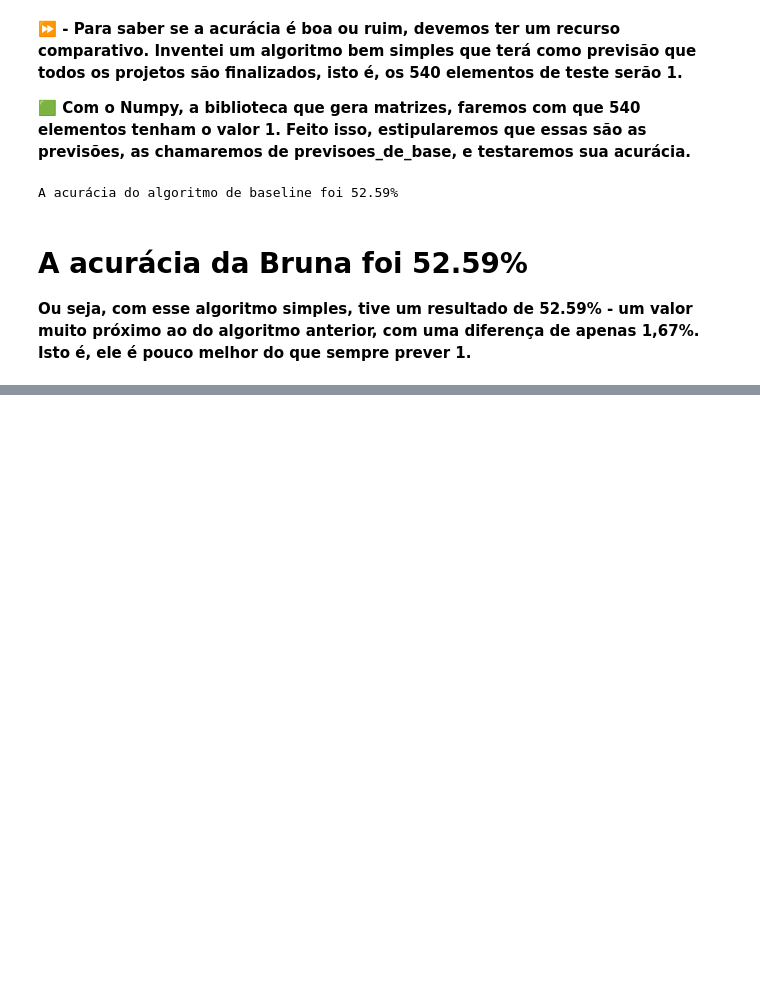
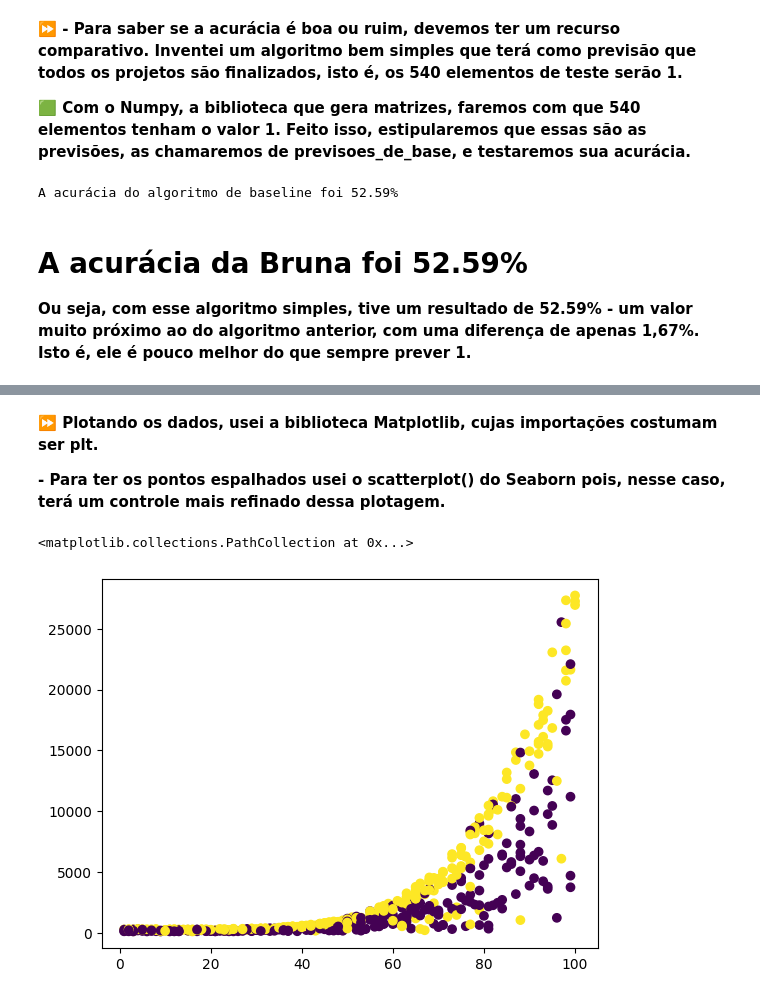
Before and after one commit to Brunapupo/machine-learning-classifica-o-SKlLearn, a Jupyter notebook: baseline.ipynb, the cells around one changed output, grey strips where cells are left out. Cells and saved outputs as stored; diff of their text form; code cells hidden in the pictures; blank space fills up the shorter version.

```diff
--- a/baseline.ipynb
+++ b/baseline.ipynb
@@ -133,0 +233,11 @@ A acurácia do algoritmo de baseline foi 52.59%
+# %% [markdown]
+**⏩ Plotando os dados, usei a biblioteca Matplotlib, cujas importações costumam ser plt.**
+
+**- Para ter os pontos espalhados usei o scatterplot() do Seaborn pois, nesse caso, terá um controle mais refinado dessa plotagem.**
+# %%
+import matplotlib.pyplot as plt
+
+plt.scatter(teste_x.horas_esperadas, teste_x.preco, c=teste_y)
+# %% [output]
+<matplotlib.collections.PathCollection at 0x...>
+[figure, added]
```
Also changed, not shown: parts of 26 cells of this notebook.
